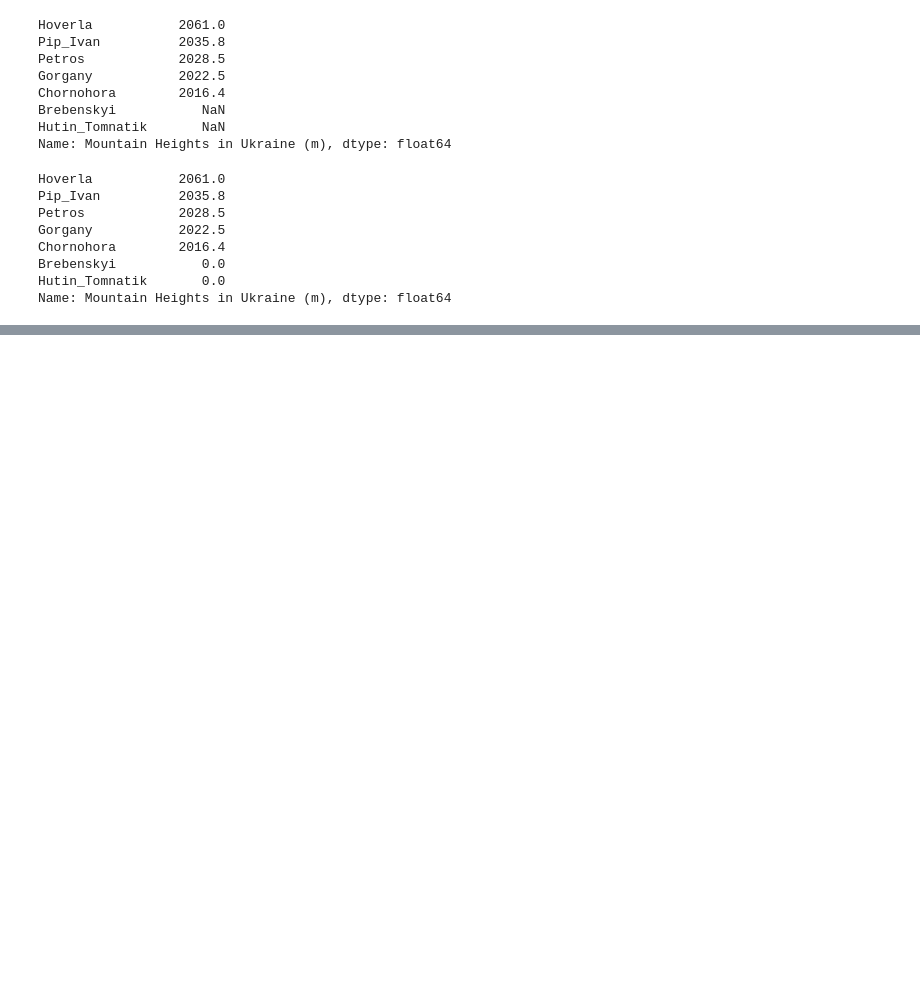
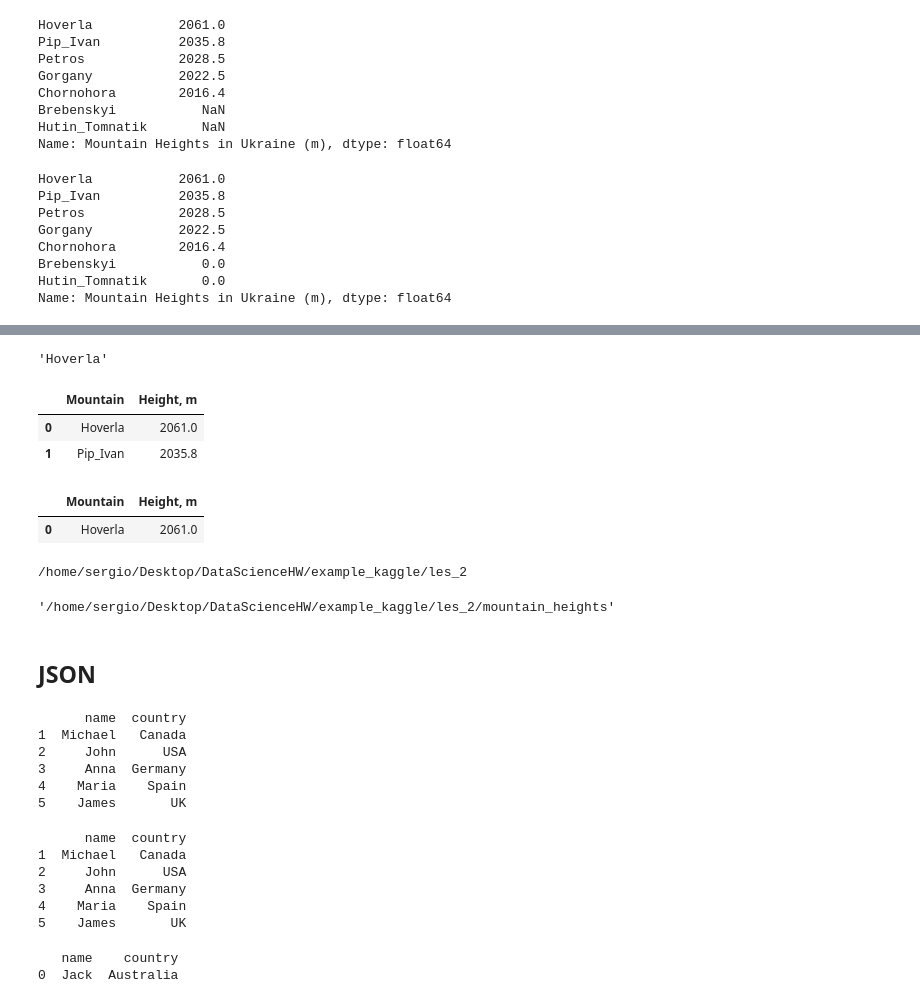
Before and after one commit to SiracencoSerghei/DataScienceHW, a Jupyter notebook: example_kaggle/les_2/les_2_1_kees.ipynb, the cells around one changed output, grey strips where cells are left out. Cells and saved outputs as stored; diff of their text form; code cells hidden in the pictures; blank space fills up the shorter version.

```diff
--- a/example_kaggle/les_2/les_2_1_kees.ipynb
+++ b/example_kaggle/les_2/les_2_1_kees.ipynb
@@ -378,0 +392,22 @@ dtype: float64
+# %%
+mountain_heights.loc[0]['Mountain']
+# %% [output]
+'Hoverla'
+# %%
+mountain_heights[mountain_heights["Height, m"] > 2030]
+# %% [output]
+|  | Mountain | Height, m |
+| 0 | Hoverla | 2061.0 |
+| 1 | Pip_Ivan | 2035.8 |
+# %%
+mountain_heights['Hoverla' == mountain_heights["Mountain"]]  # access by condition
+# %% [output]
+|  | Mountain | Height, m |
+| 0 | Hoverla | 2061.0 |
+# %%
+!pwd
+PATH = os.path.join(os.getcwd(), 'mountain_heights')
+PATH
+# %% [output]
+/home/sergio/Desktop/DataScienceHW/example_kaggle/les_2
+'/home/sergio/Desktop/DataScienceHW/example_kaggle/les_2/mountain_heights'
@@ -378,0 +419,24 @@ dtype: float64
+# %% [markdown]
+## JSON
+# %%
+data = {
+    "data": [
+        ["Michael", "Canada"],
+        ["John", "USA"],
+        ["Anna", "Germany"],
+        ["Maria", "Spain"],
+        ["James", "UK"],
+    ],
+    "columns": ["name", "country"],
+    "index": [1, 2, 3, 4, 5]
+}
+
+df = pd.DataFrame(data["data"], columns=data["columns"], index=data["index"])
+print(df)  # print the DataFrame
+# %% [output]
+      name  country
+1  Michael   Canada
+2     John      USA
+3     Anna  Germany
+4    Maria    Spain
+5    James       UK
@@ -378,0 +447,12 @@ dtype: float64
+# %%
+employees = pd.read_json(
+    os.path.join(os.getcwd(), "names_countries.json"), orient="split"
+)
+print(employees)  # print the DataFrame loaded from json file
+# %% [output]
+      name  country
+1  Michael   Canada
+2     John      USA
+3     Anna  Germany
+4    Maria    Spain
+5    James       UK
@@ -378,0 +464,6 @@ dtype: float64
+# %%
+new_employees = pd.DataFrame.from_dict({"name": ["Jack"], "country": ["Australia"]})
+print(new_employees)  # print the new DataFrame
+# %% [output]
+   name    country
+0  Jack  Australia
```
Also changed, not shown: parts of 36 cells of this notebook, 4 other files.
